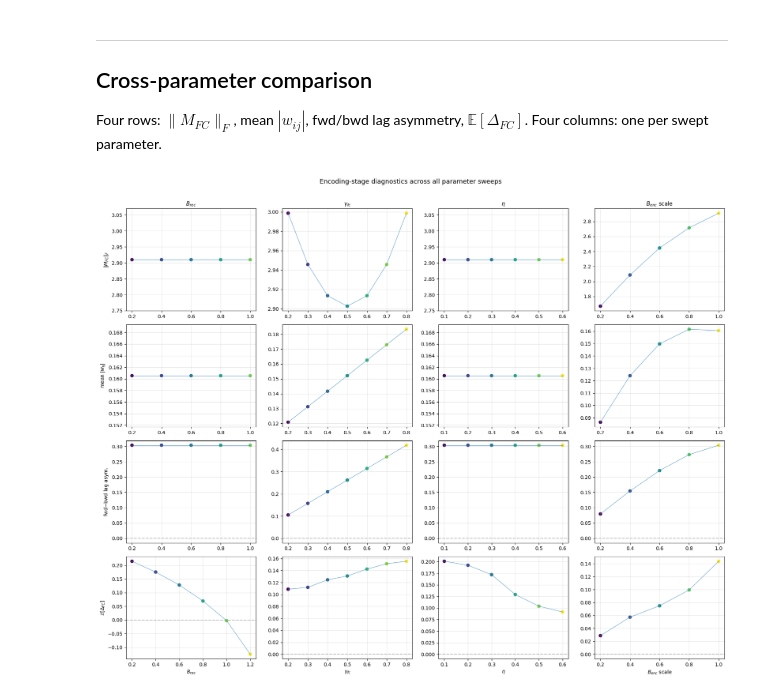
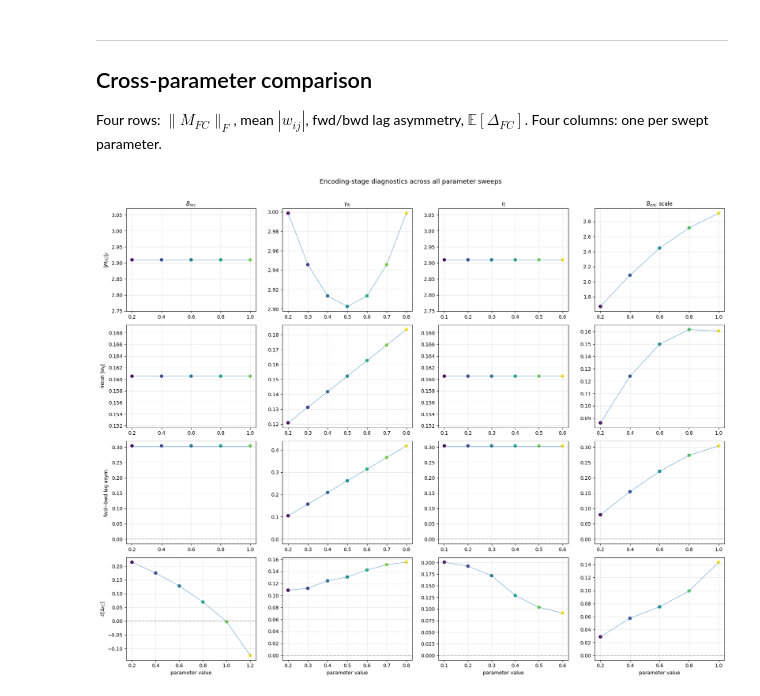
Before and after one commit to beaverjuly/PTSD_MemorySegmentation, a Jupyter notebook: external/CMR_SEM/CMR_multiParameterSweep/encoding_internalDiagnostics.ipynb, the cells around one changed output. Cells and saved outputs as stored; diff of their text form; code cells hidden in the pictures.

```diff
--- a/external/CMR_SEM/CMR_multiParameterSweep/encoding_internalDiagnostics.ipynb
+++ b/external/CMR_SEM/CMR_multiParameterSweep/encoding_internalDiagnostics.ipynb
@@ -254,32 +254,32 @@ for col, (sweep, grid, label) in enumerate(sweeps):
     line_with_colored_points(ax, grid, mabs, colors)
     ax.grid(alpha=0.3)
     if col == 0:
         ax.set_ylabel(r"mean $|w_{ij}|$")
 
     # Row 2: fwd - bwd lag asymmetry
     fwd, bwd, asym = sweep_w_fc_forward_backward_lag_asymmetry(sweep, grid)
     ax = axs[2, col]
     line_with_colored_points(ax, grid, asym, colors)
     ax.axhline(0, ls="--", color="gray", alpha=0.5)
     ax.grid(alpha=0.3)
     if col == 0:
         ax.set_ylabel(r"fwd$-$bwd lag asym.")
 
     # Row 3: E[Δ_FC]
     m_all, m_fwd, m_bwd = fc_alignment_asymmetry_means(sweep, grid)
     ax = axs[3, col]
     line_with_colored_points(ax, grid, m_all, colors)
     ax.axhline(0, ls="--", color="gray", alpha=0.5)
     ax.grid(alpha=0.3)
     if col == 0:
         ax.set_ylabel(r"$\mathbb{E}[\Delta_{FC}]$")
-    ax.set_xlabel(label)
+    ax.set_xlabel("parameter value")
 
     # Column title
     axs[0, col].set_title(label, fontsize=11)
 
 fig.suptitle("Encoding-stage diagnostics across all parameter sweeps", fontsize=13, y=1.01)
 fig.tight_layout()
 plt.show()
 # %% [output]
-[figure, old version]
+[figure, new version]
```
Also changed, not shown: 3 other files.
